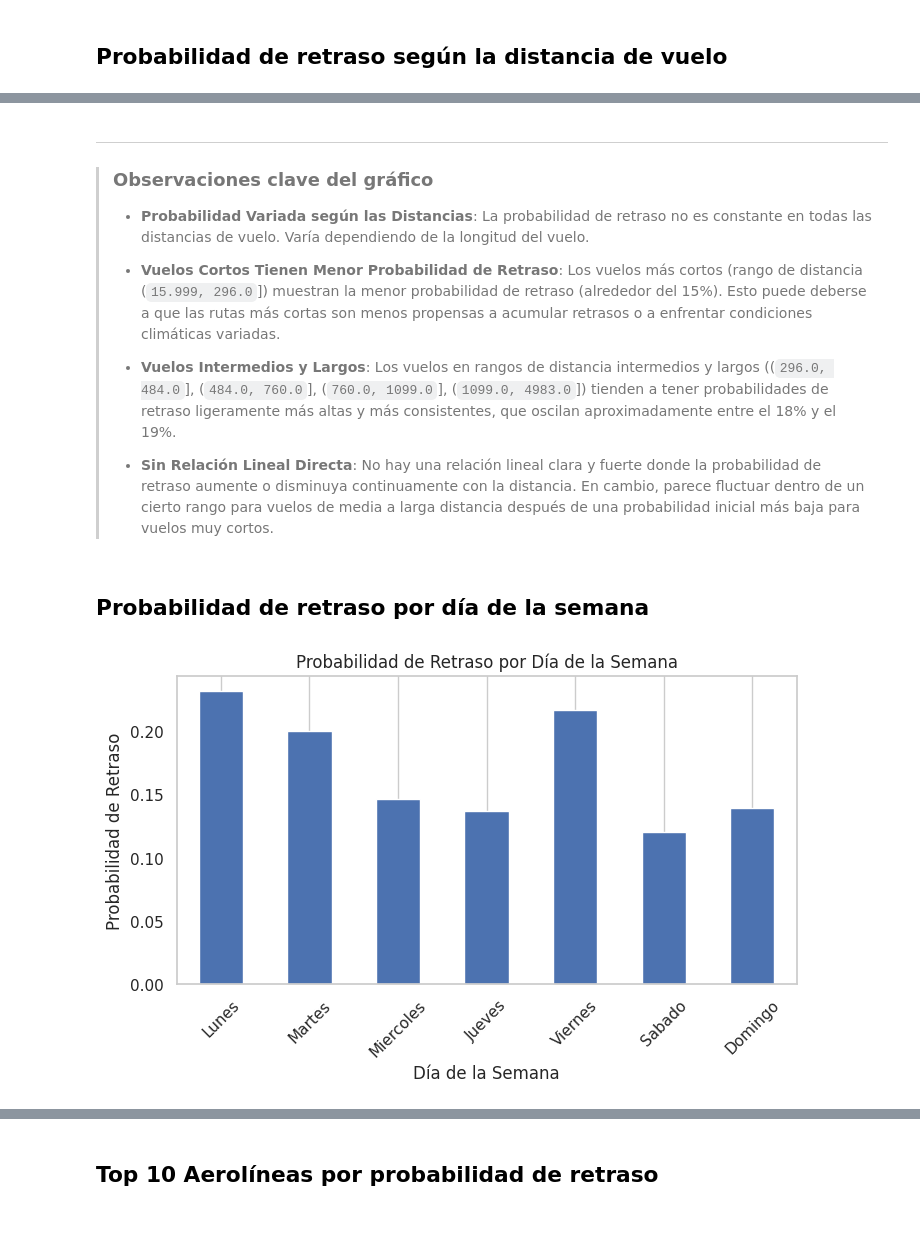
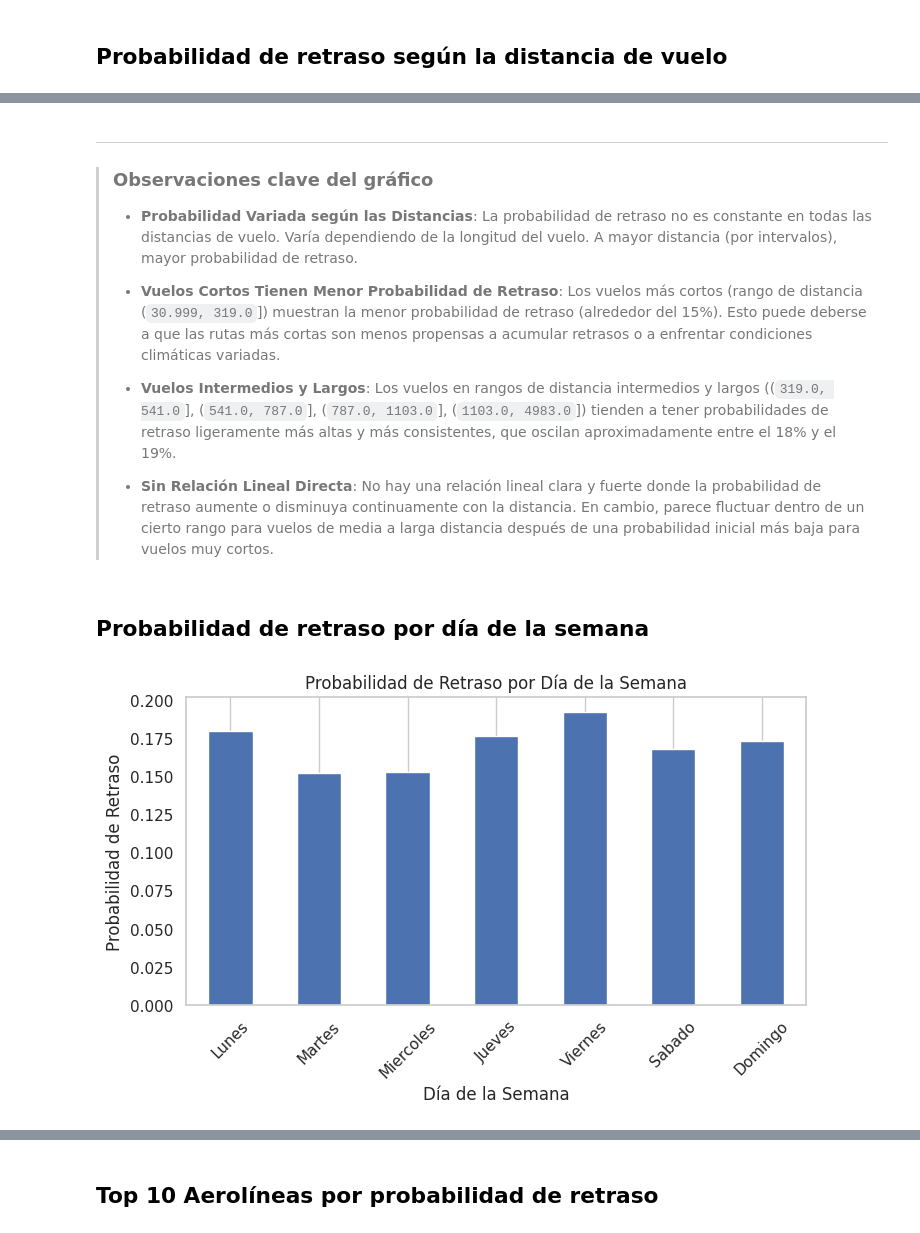
Before and after one commit to sunnyday2/flight_on_time, a Jupyter notebook: flightontime_hackaton_e32_alura_latam.ipynb, the cells around one changed output, grey strips where cells are left out. Saved outputs shown, nothing was run; the diff lists cells and outputs as text; code cells hidden in the pictures.

Commit message:
agrega 1 modelo
Se agregan mas entrenamientos, decision tree, limpieza y codificacion de datos.

```diff
--- a/flightontime_hackaton_e32_alura_latam.ipynb
+++ b/flightontime_hackaton_e32_alura_latam.ipynb
@@ -403,0 +297,4 @@ df.describe()
+# %%
+# Crear bins de distancia (5 quintiles)
+df = df.drop(columns=["distance_bin"])
+df["distance_bin"] = pd.qcut(df["distance"], q=5)
@@ -403,0 +318,4 @@ df.describe()
+# %%
+df_numeric = df.select_dtypes(include='number')
+print(f"Forma del DataFrame numérico: {df_numeric.shape}")
+df_numeric.head()
@@ -403,0 +373,25 @@ df.describe()
+# %%
+key_outlier_columns = [col for col, _ in sorted(outlier_counts.items(), key=lambda x: x[1], reverse=True)[:8]]
+
+# 3) Guardar BEFORE (solo columnas a graficar)
+df_before = df_numeric[key_outlier_columns].copy()  # copy() preserva el original [web:119]
+
+# 4) Crear AFTER (capado) sin pisar el BEFORE
+df_after = df_before.copy()
+for col in key_outlier_columns:
+    df_after[col] = df_after[col].clip(lower=lower_bound[col], upper=upper_bound[col])  # clip recorta a límites [web:84]
+
+# 5) Graficar before vs after (2 columnas)
+sns.set_style("whitegrid")
+num_plots = len(key_outlier_columns)
+fig, axes = plt.subplots(nrows=num_plots, ncols=2, figsize=(10, 3*num_plots), sharex=False)
+
+for i, col in enumerate(key_outlier_columns):
+    sns.boxplot(y=df_before[col], ax=axes[i, 0], color="lightcoral")
+    axes[i, 0].set_title(f"{col} (antes)")
+
+    sns.boxplot(y=df_after[col], ax=axes[i, 1], color="skyblue")
+    axes[i, 1].set_title(f"{col} (después clip)")
+
+plt.tight_layout()
+plt.show()
@@ -568,12 +641,6 @@ plt.show()
 # %% [markdown]
 ## **Probabilidad de retraso de vuelo por hora de salida programada**
 # %%
-# Crear variable temporal 'hour' a partir de la hora programada
-df_numeric["hour"] = df_numeric["crsdeptime"] // 100  # solo la hora
-
-# Variable objetivo 'delayed': 1 si el retraso en salida >= 15 min
-df_numeric["delayed"] = (df_numeric["depdelay"] >= 15).astype(int)
-
 # Probabilidad de delay en la muestra
 delay_rate = df_numeric["delayed"].mean()
 print(f"Delay rate: {delay_rate:.4f}")
@@ -667,54 +734,49 @@ Name: delayed, dtype: float64
 ---
 > ### **Observaciones clave del gráfico**
 >
-> *   **Probabilidad Variada según las Distancias**: La probabilidad de retraso no es constante en todas las distancias de vuelo. Varía dependiendo de la longitud del vuelo.
+> *   **Probabilidad Variada según las Distancias**: La probabilidad de retraso no es constante en todas las distancias de vuelo. Varía dependiendo de la longitud del vuelo. A mayor distancia (por intervalos), mayor probabilidad de retraso.
 >
-> *   **Vuelos Cortos Tienen Menor Probabilidad de Retraso**: Los vuelos más cortos (rango de distancia (`15.999, 296.0`]) muestran la menor probabilidad de retraso (alrededor del 15%). Esto puede deberse a que las rutas más cortas son menos propensas a acumular retrasos o a enfrentar condiciones climáticas variadas.
+> *   **Vuelos Cortos Tienen Menor Probabilidad de Retraso**: Los vuelos más cortos (rango de distancia (`30.999, 319.0`]) muestran la menor probabilidad de retraso (alrededor del 15%). Esto puede deberse a que las rutas más cortas son menos propensas a acumular retrasos o a enfrentar condiciones climáticas variadas.
 >
-> *   **Vuelos Intermedios y Largos**: Los vuelos en rangos de distancia intermedios y largos ((`296.0, 484.0`], (`484.0, 760.0`], (`760.0, 1099.0`], (`1099.0, 4983.0`]) tienden a tener probabilidades de retraso ligeramente más altas y más consistentes, que oscilan aproximadamente entre el 18% y el 19%.
+> *   **Vuelos Intermedios y Largos**: Los vuelos en rangos de distancia intermedios y largos ((`319.0, 541.0`], (`541.0, 787.0`], (`787.0, 1103.0`], (`1103.0, 4983.0`]) tienden a tener probabilidades de retraso ligeramente más altas y más consistentes, que oscilan aproximadamente entre el 18% y el 19%.
 >
 > *   **Sin Relación Lineal Directa**: No hay una relación lineal clara y fuerte donde la probabilidad de retraso aumente o disminuya continuamente con la distancia. En cambio, parece fluctuar dentro de un cierto rango para vuelos de media a larga distancia después de una probabilidad inicial más baja para vuelos muy cortos.
 # %% [markdown]
 ## **Probabilidad de retraso por día de la semana**
 # %%
-# Convertir a datetime (ya hecho en df, pero aseguramos si df_numeric no lo tiene)
-# Asumimos que df_numeric y df tienen el mismo índice y número de filas
-# y que df['flightdate'] ya es datetime de un paso anterior
-df_numeric["day_of_week"] = pd.to_datetime(df["flightdate"]).dt.dayofweek
-
 # Map day numbers to day names
 days_map = {
     0: 'Lunes',
     1: 'Martes',
     2: 'Miercoles',
     3: 'Jueves',
     4: 'Viernes',
     5: 'Sabado',
     6: 'Domingo'
 }
 
 # Calcular probabilidad de retraso por día de la semana
 dow_delay = (
     df_numeric.groupby("day_of_week")["delayed"]
     .mean()
     .sort_index()
 )
 
 # Graficar
 plt.figure(figsize=(8,4))
 dow_delay.plot(kind="bar")
 plt.xticks(
     ticks=range(7),
     labels=[days_map[i] for i in range(7)],
     rotation=45
 )
 plt.title("Probabilidad de Retraso por Día de la Semana")
 plt.xlabel("Día de la Semana")
 plt.ylabel("Probabilidad de Retraso")
 plt.grid(axis="y")
 plt.show()
 # %% [output]
-[figure, old version]
+[figure, new version]
 # %% [markdown]
 ---
 > **Observaciones clave del gráfico**
```
Also changed, not shown: parts of 217 cells of this notebook.
